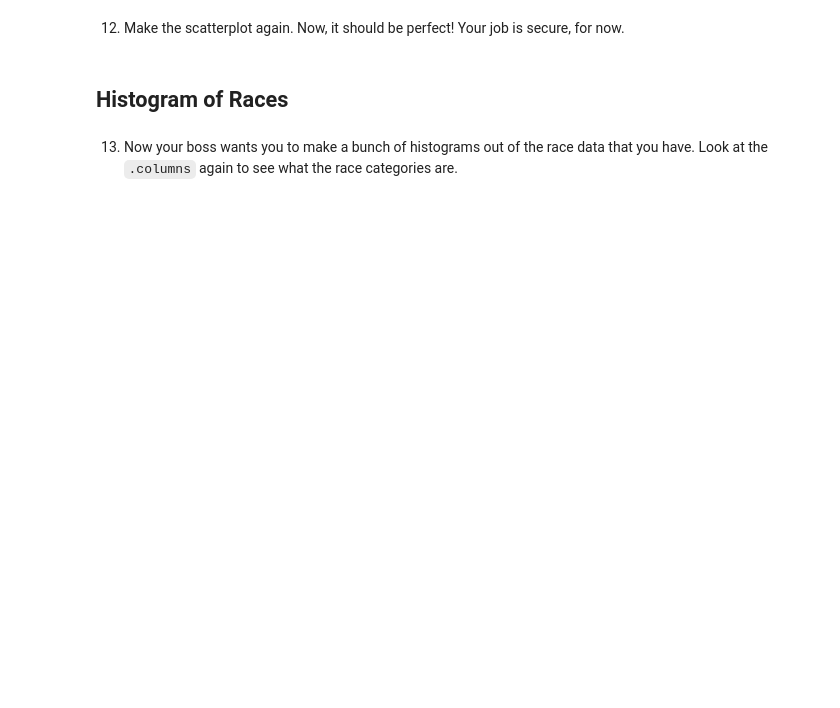
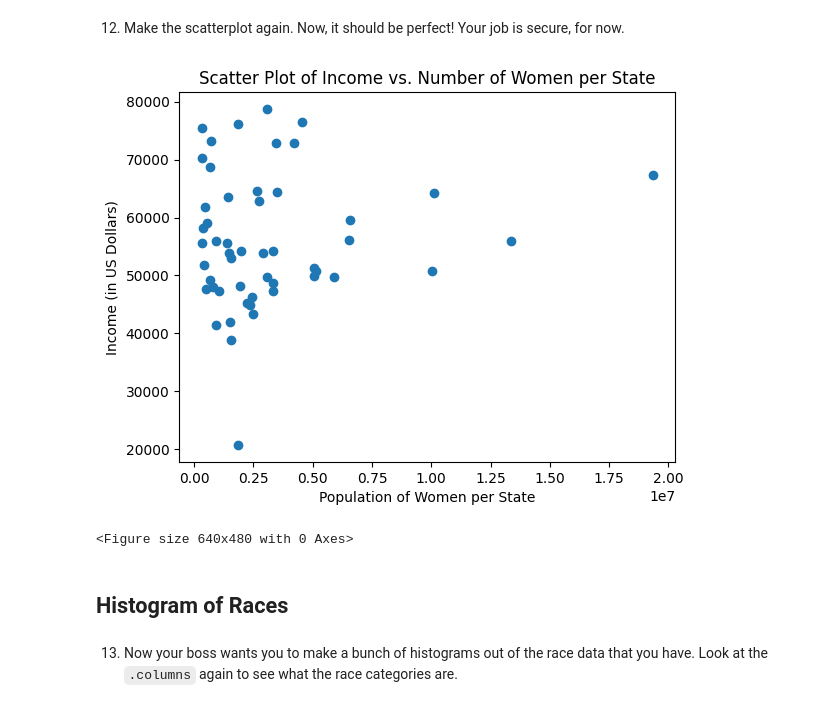
Before and after one commit to maylonleoncio/Codecademy-Projects, a Jupyter notebook: Cleaning-US-Census/Cleaning US Census Data.ipynb, the cells around one changed output. Drawn from its saved outputs; the diff is of its cells as text; code cells hidden in the pictures; blank space fills up the shorter version.

```diff
--- a/Cleaning-US-Census/Cleaning US Census Data.ipynb
+++ b/Cleaning-US-Census/Cleaning US Census Data.ipynb
@@ -139,3 +157,8 @@ Type variable Women:  int32
    You have the `TotalPop` per state, and you have the `Men` per state. As an estimate for the `nan` values in the `Women` column, you could use the `TotalPop` of that state minus the `Men` for that state.
 
    Print out the `Women` column after filling the `nan` values to see if it worked!
+# %%
+display(us_census[['State', 'Women']].drop_duplicates())
+print('\n')
+us_census['Women'] = us_census['Women'].fillna(us_census['TotalPop'] - us_census['Men'])
+display(us_census[['State', 'Women']].drop_duplicates())
@@ -144,2 +206,5 @@ Type variable Women:  int32
 # %% [markdown]
 11. Drop those duplicates using the `.drop_duplicates()` function.
+# %%
+us_census = us_census.drop_duplicates(subset=us_census.columns[1:])
+us_census.head()
@@ -146,5 +218,15 @@ Type variable Women:  int32
 # %% [markdown]
 12. Make the scatterplot again. Now, it should be perfect! Your job is secure, for now.
+# %%
+plt.scatter('Women', 'Income', data=us_census)
+plt.title("Scatter Plot of Income vs. Number of Women per State")
+plt.xlabel("Population of Women per State")
+plt.ylabel("Income (in US Dollars)")
+plt.show()
+plt.clf()
+# %% [output]
+[figure, added]
+<Figure size 640x480 with 0 Axes>
 # %% [markdown]
 ## Histogram of Races
 # %% [markdown]
```
Also changed, not shown: parts of 6 cells of this notebook.
